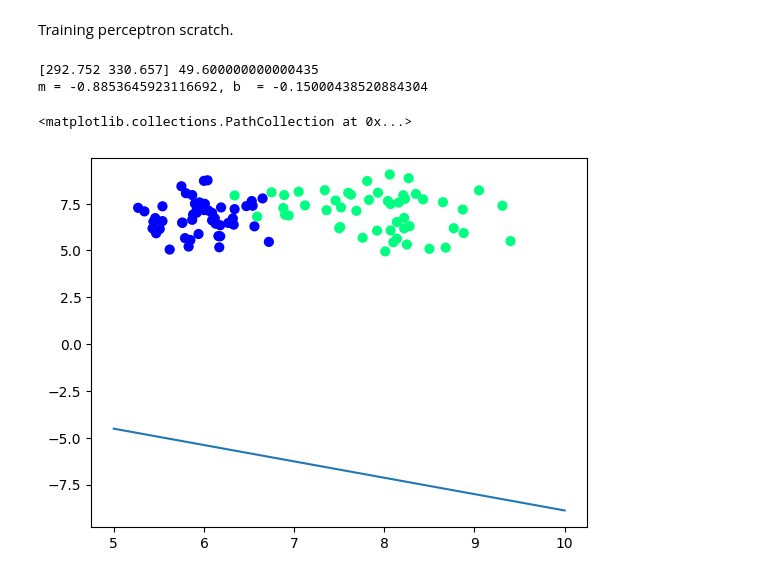
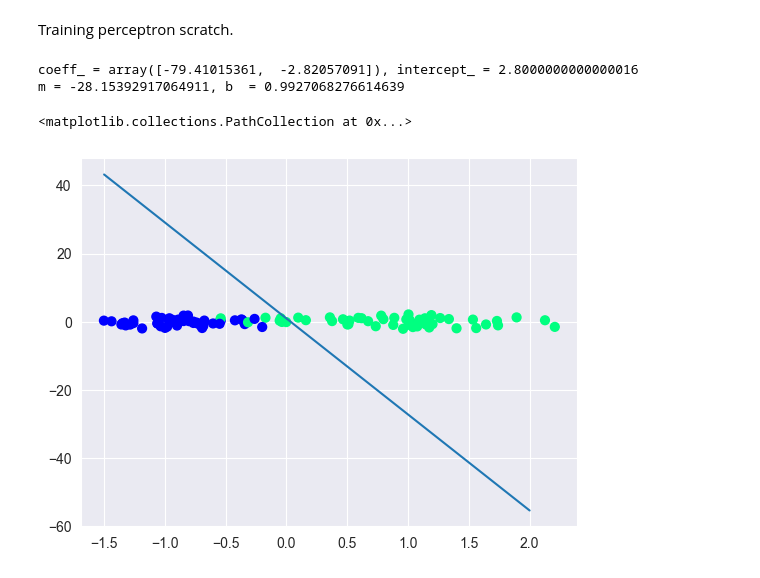
Before and after one commit to Arjun1425/MachineLearning, a Jupyter notebook: Perceptron.ipynb, the cells around one changed output. Cells and saved outputs as stored; diff of their text form; code cells hidden in the pictures.

```diff
--- a/Perceptron.ipynb
+++ b/Perceptron.ipynb
@@ -60,7 +60,7 @@ Training perceptron scratch.
 import numpy as np
 
 def step(z):
-    return 1 if z > 0 else 0
+    return 1 if z > 1 else 0
 
 def perceptron(X,Y):
 
@@ -78,20 +78,23 @@ def perceptron(X,Y):
 # %%
 X = data.iloc[:, 0:2].values
 Y = data.iloc[:, -1].values
+from sklearn.preprocessing import StandardScaler
+sc = StandardScaler()
+X = sc.fit_transform(X)
 intercept_, coeff_ = perceptron(X,Y)
-print(coeff_, intercept_)
+print(f'{coeff_ = }, {intercept_ = }')
 m = -(coeff_[0]/coeff_[1])
 b = -(intercept_/coeff_[1])
 print(f'{m = }, {b  = }')
 # %% [output]
-[292.752 330.657] 49.600000000000435
-m = -0.8853645923116692, b  = -0.15000438520884304
+coeff_ = array([-79.41015361,  -2.82057091]), intercept_ = 2.8000000000000016
+m = -28.15392917064911, b  = 0.9927068276614639
 # %%
-x_input = np.linspace(5,10,100)
+x_input = np.linspace(-1.5,2,50)
 y_input = m*x_input + b
 
 plt.plot(x_input,y_input)
 plt.scatter(X[:,0], X[:,1], c=Y, cmap='winter', s=40)
 # %% [output]
 <matplotlib.collections.PathCollection at 0x...>
-[figure, old version]
+[figure, new version]
```
Also changed, not shown: parts of 2 cells of this notebook.
